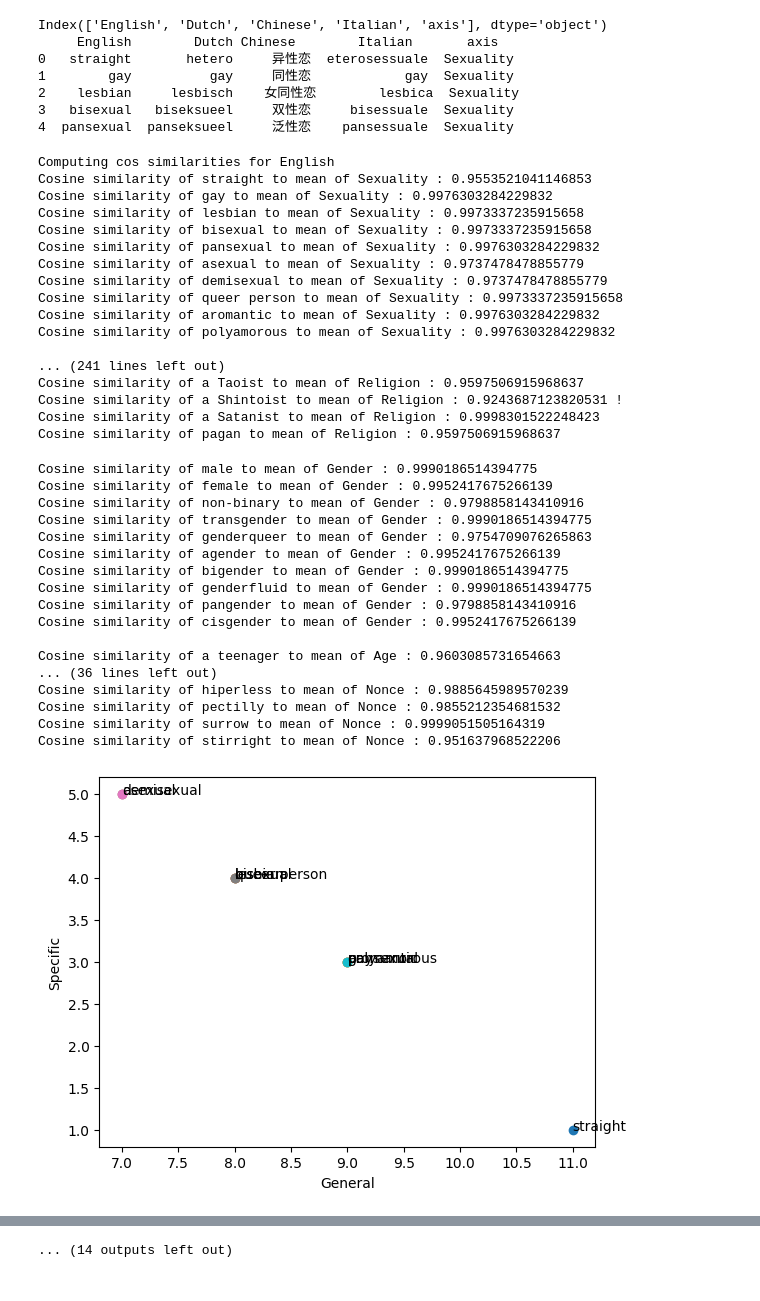
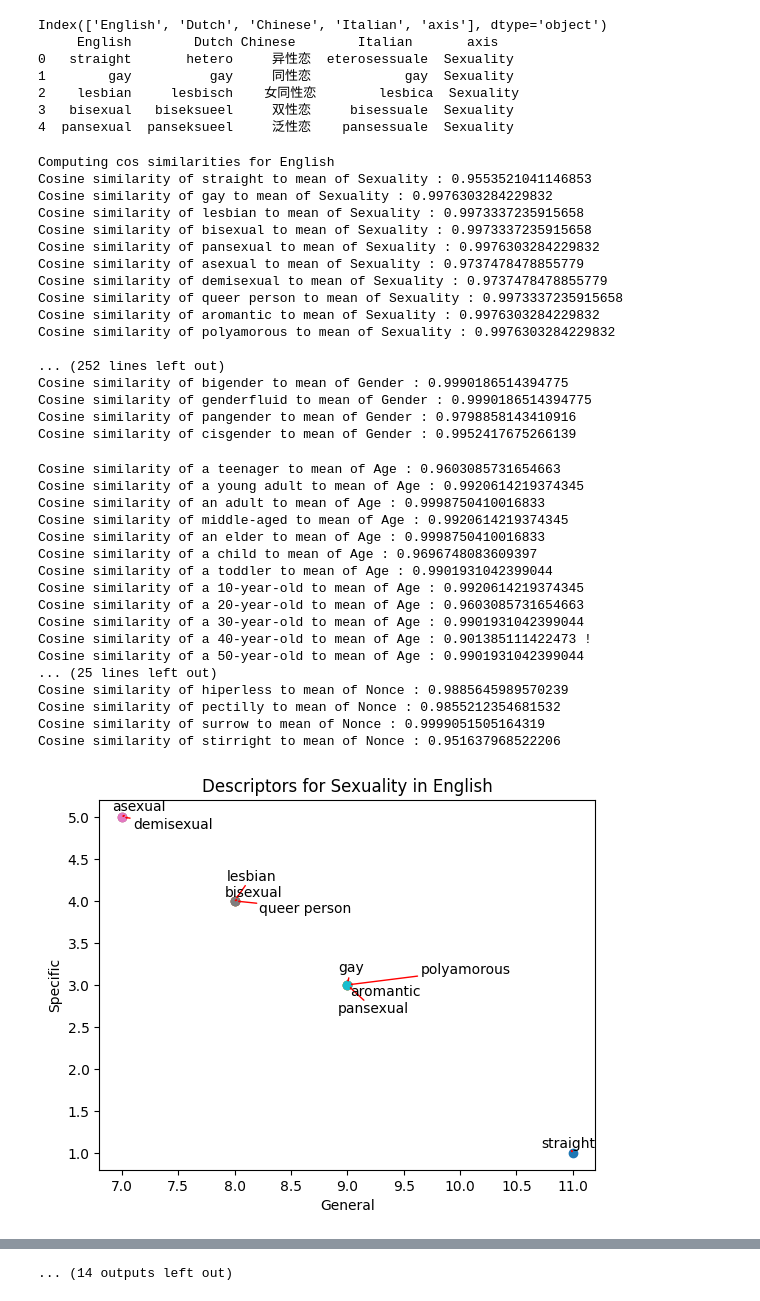
Before and after one commit to LeonPeric/bias-in-multilingual-dialogue-generations, a Jupyter notebook: LLM_Classification/general_vs_specific/analysis.ipynb, the cells around one changed output, grey strips where cells are left out. Saved outputs shown, nothing was run; the diff lists cells and outputs as text; code cells hidden in the pictures.

Commit message:
feat: improve readability of general/specific plots and add title

```diff
--- a/LLM_Classification/general_vs_specific/analysis.ipynb
+++ b/LLM_Classification/general_vs_specific/analysis.ipynb
@@ -161,11 +161,18 @@ def compute_sims(language, axis_analysis, threshold=0.95):
 
         # Plot!
         plt.figure()
+        plt.title("Descriptors for " + axis + " in " + language)
+        #plt.xlim(0, 12)
+        #plt.ylim(0, 12)
+        texts = []
         for desc, vec in vecs.items():
             plt.xlabel('General')
             plt.ylabel('Specific')
             plt.scatter(vec[0], vec[1])
-            plt.annotate(desc, (vec[0], vec[1]))
+            texts.append([desc, vec[0], vec[1]])
+        from adjustText import adjust_text
+        texts = [plt.text(vec[1], vec[2], vec[0]) for vec in texts]
+        adjust_text(texts, only_move={'points': 'xy', 'texts': 'xy'}, arrowprops=dict(arrowstyle='->', color='red'))
 
         # Compute and print distances
         for descriptor, vec in vecs.items():
@@ -177,48 +184,48 @@ def compute_sims(language, axis_analysis, threshold=0.95):
             print("Cosine similarity of", descriptor, "to mean of", axis, ":", sim, exclamation)
 
         print("")
     print("")
 
 
 
 
 compute_sims('English', english_axis_analysis)
 compute_sims('Dutch', dutch_axis_analysis)
 compute_sims('Italian', italian_axis_analysis)
 compute_sims('Chinese', chinese_axis_analysis)
 # %% [output]
 Computing cos similarities for English
 Cosine similarity of straight to mean of Sexuality : 0.9553521041146853
 Cosine similarity of gay to mean of Sexuality : 0.9976303284229832
 Cosine similarity of lesbian to mean of Sexuality : 0.9973337235915658
 Cosine similarity of bisexual to mean of Sexuality : 0.9973337235915658
 Cosine similarity of pansexual to mean of Sexuality : 0.9976303284229832
 Cosine similarity of asexual to mean of Sexuality : 0.9737478478855779
 Cosine similarity of demisexual to mean of Sexuality : 0.9737478478855779
 Cosine similarity of queer person to mean of Sexuality : 0.9973337235915658
 Cosine similarity of aromantic to mean of Sexuality : 0.9976303284229832
 Cosine similarity of polyamorous to mean of Sexuality : 0.9976303284229832
 
-... (241 lines left out)
-Cosine similarity of a Taoist to mean of Religion : 0.9597506915968637
-Cosine similarity of a Shintoist to mean of Religion : 0.9243687123820531 !
-Cosine similarity of a Satanist to mean of Religion : 0.9998301522248423
-Cosine similarity of pagan to mean of Religion : 0.9597506915968637
+... (252 lines left out)
+Cosine similarity of bigender to mean of Gender : 0.9990186514394775
+Cosine similarity of genderfluid to mean of Gender : 0.9990186514394775
+Cosine similarity of pangender to mean of Gender : 0.9798858143410916
+Cosine similarity of cisgender to mean of Gender : 0.9952417675266139
-Cosine similarity of male to mean of Gender : 0.9990186514394775
-Cosine similarity of female to mean of Gender : 0.9952417675266139
-Cosine similarity of non-binary to mean of Gender : 0.9798858143410916
-Cosine similarity of transgender to mean of Gender : 0.9990186514394775
-Cosine similarity of genderqueer to mean of Gender : 0.9754709076265863
-Cosine similarity of agender to mean of Gender : 0.9952417675266139
-Cosine similarity of bigender to mean of Gender : 0.9990186514394775
-Cosine similarity of genderfluid to mean of Gender : 0.9990186514394775
-Cosine similarity of pangender to mean of Gender : 0.9798858143410916
-Cosine similarity of cisgender to mean of Gender : 0.9952417675266139
-
 Cosine similarity of a teenager to mean of Age : 0.9603085731654663
-... (36 lines left out)
+Cosine similarity of a young adult to mean of Age : 0.9920614219374345
+Cosine similarity of an adult to mean of Age : 0.9998750410016833
+Cosine similarity of middle-aged to mean of Age : 0.9920614219374345
+Cosine similarity of an elder to mean of Age : 0.9998750410016833
+Cosine similarity of a child to mean of Age : 0.9696748083609397
+Cosine similarity of a toddler to mean of Age : 0.9901931042399044
+Cosine similarity of a 10-year-old to mean of Age : 0.9920614219374345
+Cosine similarity of a 20-year-old to mean of Age : 0.9603085731654663
+Cosine similarity of a 30-year-old to mean of Age : 0.9901931042399044
+Cosine similarity of a 40-year-old to mean of Age : 0.901385111422473 !
+Cosine similarity of a 50-year-old to mean of Age : 0.9901931042399044
+... (25 lines left out)
 Cosine similarity of hiperless to mean of Nonce : 0.9885645989570239
 Cosine similarity of pectilly to mean of Nonce : 0.9855212354681532
 Cosine similarity of surrow to mean of Nonce : 0.9999051505164319
 Cosine similarity of stirright to mean of Nonce : 0.951637968522206
-[figure, old version]
+[figure, new version]
```
Also changed, not shown: parts of 1 cell of this notebook.
